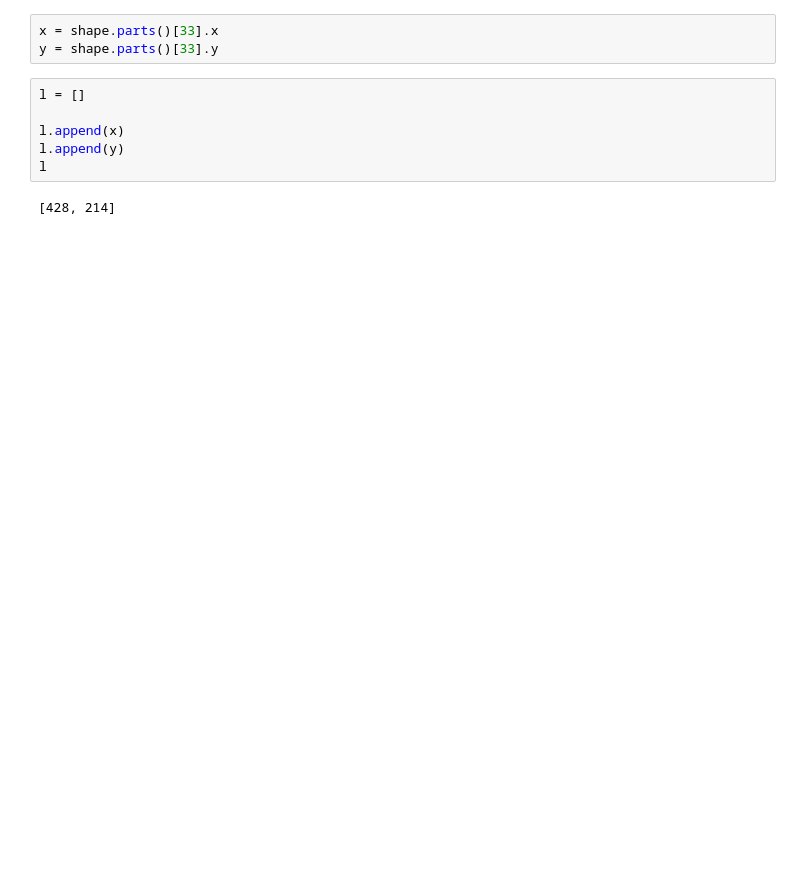
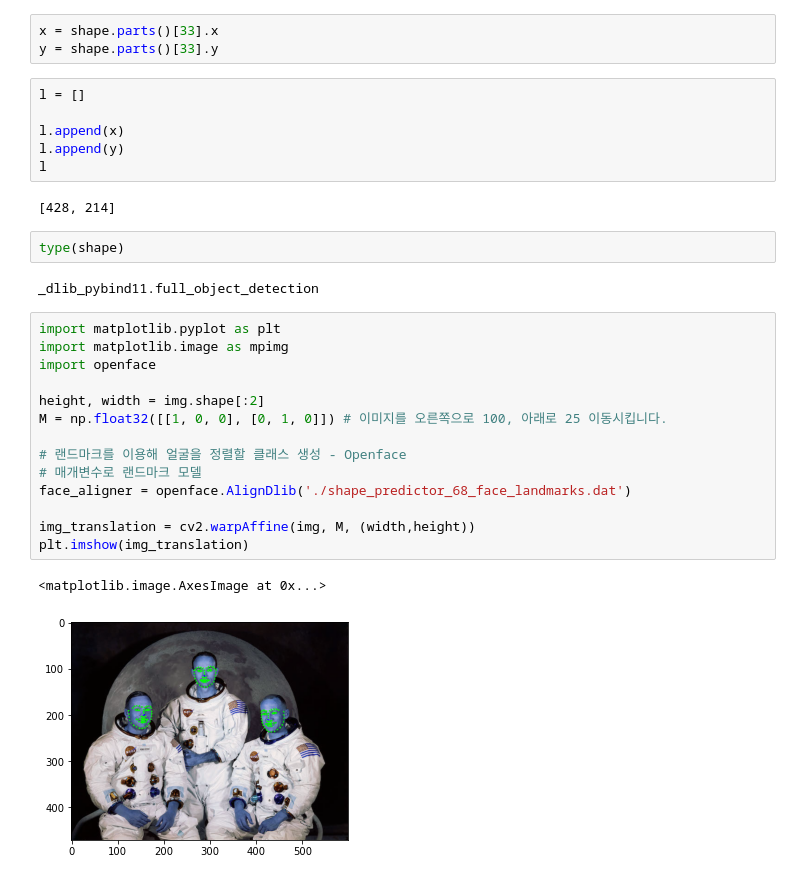
Before and after one commit to fishduke/Classification_people, a Jupyter notebook: crop_face.ipynb, the cells around one changed output. Saved outputs shown, nothing was run; the diff lists cells and outputs as text; blank space fills up the shorter version.

```diff
--- a/crop_face.ipynb
+++ b/crop_face.ipynb
@@ -199,3 +186,24 @@ l.append(y)
 l
 # %% [output]
 [428, 214]
+# %%
+type(shape)
+# %% [output]
+_dlib_pybind11.full_object_detection
+# %%
+import matplotlib.pyplot as plt
+import matplotlib.image as mpimg
+import openface
+
+height, width = img.shape[:2]
+M = np.float32([[1, 0, 0], [0, 1, 0]]) # 이미지를 오른쪽으로 100, 아래로 25 이동시킵니다.
+
+# 랜드마크를 이용해 얼굴을 정렬할 클래스 생성 - Openface
+# 매개변수로 랜드마크 모델
+face_aligner = openface.AlignDlib('./shape_predictor_68_face_landmarks.dat')
+
+img_translation = cv2.warpAffine(img, M, (width,height))
+plt.imshow(img_translation)
+# %% [output]
+<matplotlib.image.AxesImage at 0x...>
+[figure, added]
```
Also changed, not shown: parts of 2 cells of this notebook, 4 other files.
